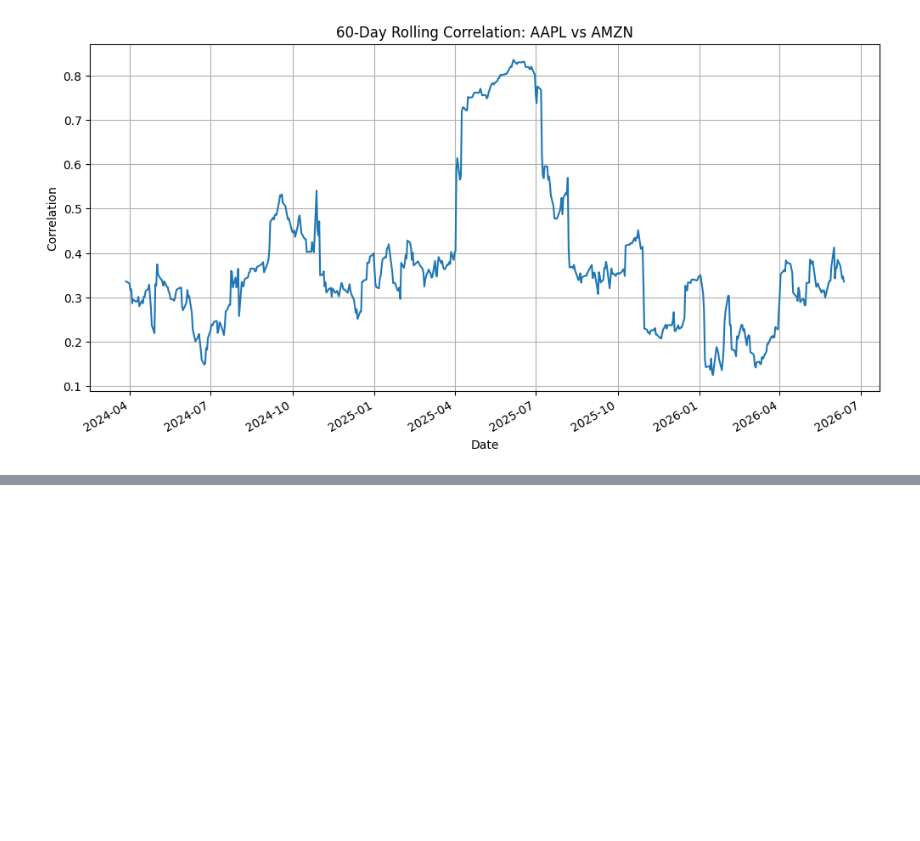
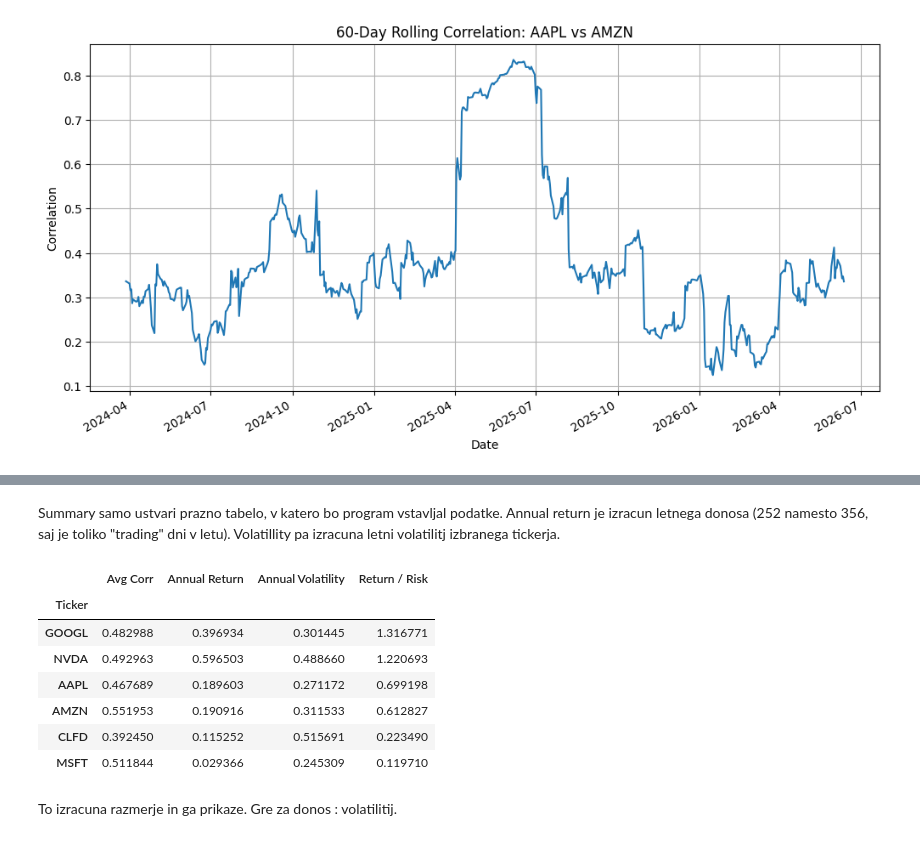
Before and after one commit to tarik-kulauzovic/quant_at_home, a Jupyter notebook: correlation_project/correlation_calculator.ipynb, the cells around one changed output, grey strips where cells are left out. Saved outputs shown, nothing was run; the diff lists cells and outputs as text; code cells hidden in the pictures; blank space fills up the shorter version.

```diff
--- a/correlation_project/correlation_calculator.ipynb
+++ b/correlation_project/correlation_calculator.ipynb
@@ -72,0 +90,8 @@ plt.show()
+# %%
+summary = pd.DataFrame()
+
+summary["Avg Corr"] = avg_corr
+summary["Annual Return"] = log_returns.mean() * 252
+summary["Annual Volatility"] = log_returns.std() * np.sqrt(252)
+
+summary.sort_values("Avg Corr")
@@ -72,0 +107,17 @@ plt.show()
+# %% [markdown]
+Summary samo ustvari prazno tabelo, v katero bo program vstavljal podatke. Annual return je izracun letnega donosa (252 namesto 356, saj je toliko "trading" dni v letu). Volatillity pa izracuna letni volatilitj izbranega tickerja.
+# %%
+summary["Return / Risk"] = summary["Annual Return"] / summary["Annual Volatility"]
+
+summary.sort_values("Return / Risk", ascending=False)
+# %% [output]
+|  | Avg Corr | Annual Return | Annual Volatility | Return / Risk |
+| Ticker |  |  |  |  |
+| GOOGL | 0.482988 | 0.396934 | 0.301445 | 1.316771 |
+| NVDA | 0.492963 | 0.596503 | 0.488660 | 1.220693 |
+| AAPL | 0.467689 | 0.189603 | 0.271172 | 0.699198 |
+| AMZN | 0.551953 | 0.190916 | 0.311533 | 0.612827 |
+| CLFD | 0.392450 | 0.115252 | 0.515691 | 0.223490 |
+| MSFT | 0.511844 | 0.029366 | 0.245309 | 0.119710 |
+# %% [markdown]
+To izracuna razmerje in ga prikaze. Gre za donos : volatilitij.
```
Also changed, not shown: parts of 8 cells of this notebook.
